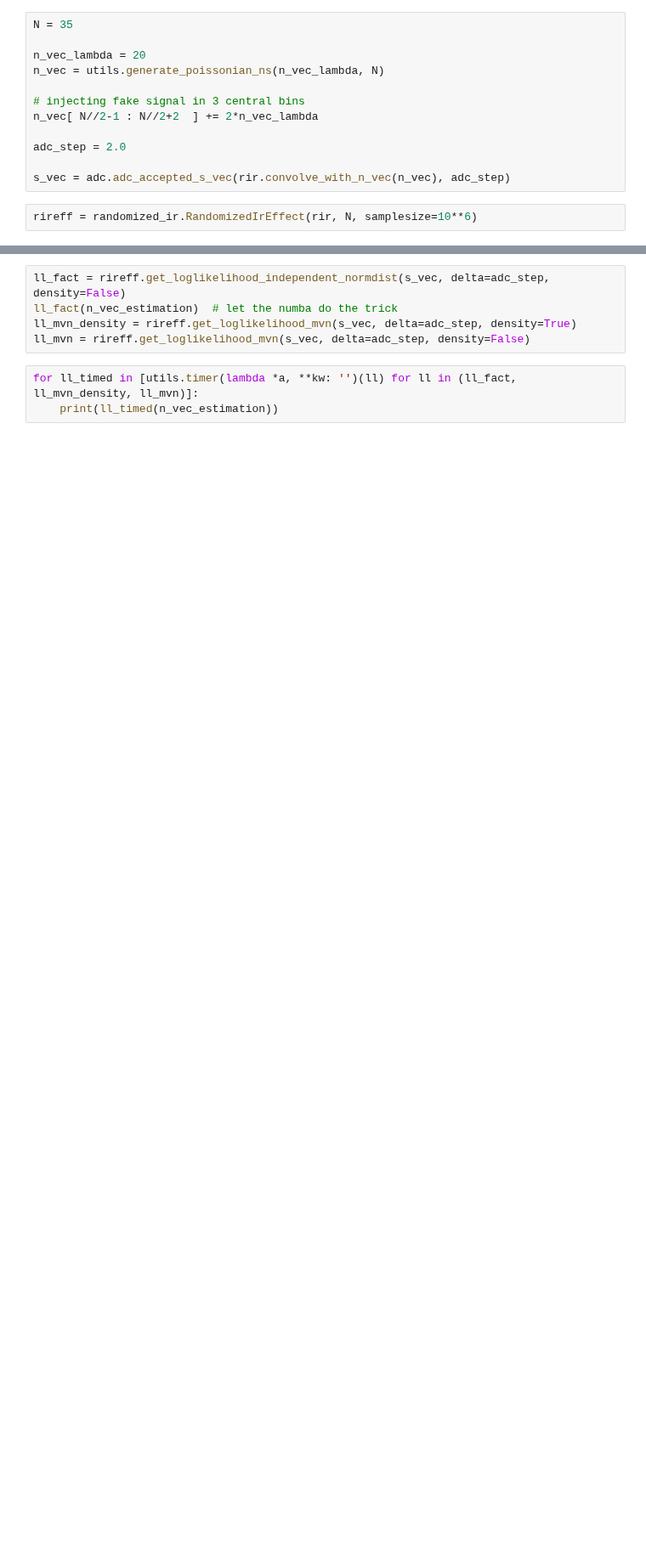
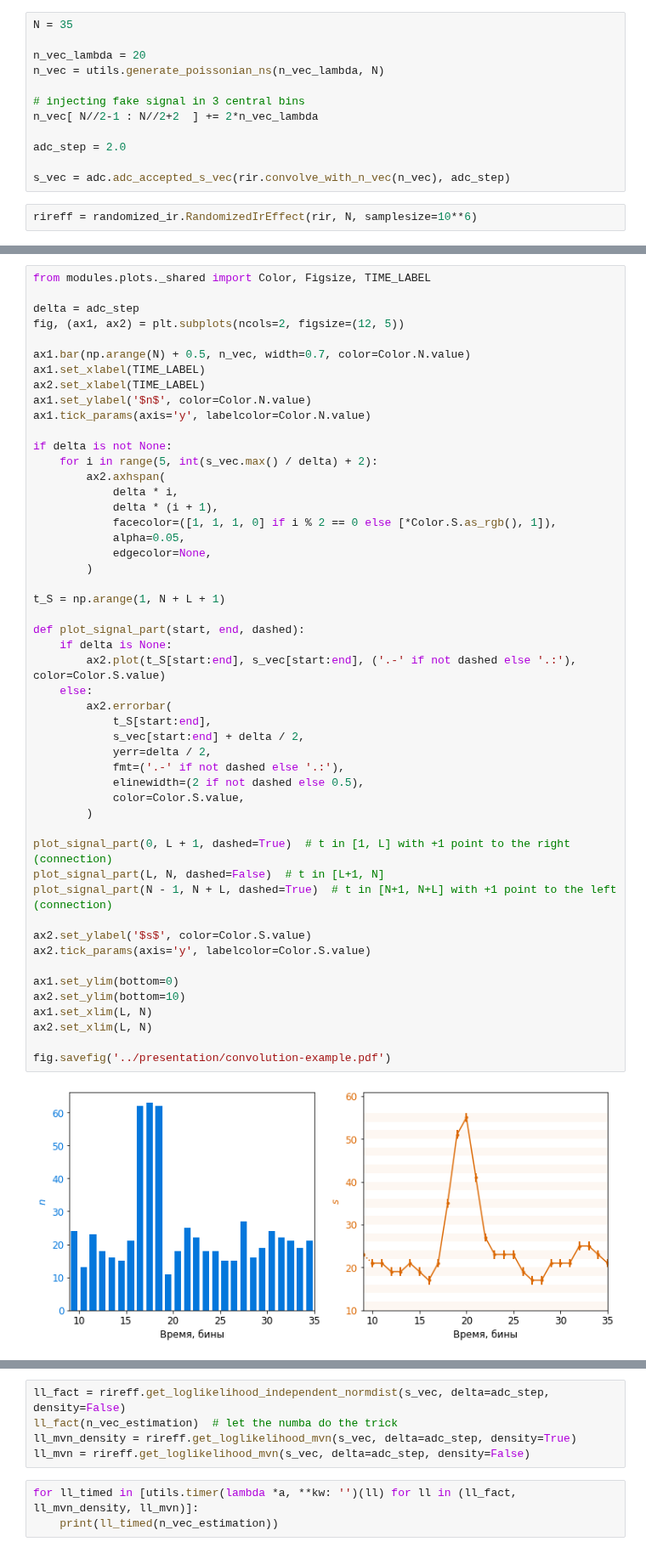
Before and after one commit to nj-vs-vh/master-thesis, a Jupyter notebook: notebooks/05_cascaded_mcmc.ipynb, the cells around one changed output, grey strips where cells are left out. Shown at 85% size. Cells and saved outputs as stored; diff of their text form; blank space fills up the shorter version.

```diff
--- a/notebooks/05_cascaded_mcmc.ipynb
+++ b/notebooks/05_cascaded_mcmc.ipynb
@@ -42,0 +45,52 @@ f, a = dec_plots.plot_mean_n_estimation(n_vec, n_vec_estimation, L)
+# %%
+from modules.plots._shared import Color, Figsize, TIME_LABEL
+
+delta = adc_step
+fig, (ax1, ax2) = plt.subplots(ncols=2, figsize=(12, 5))
+
+ax1.bar(np.arange(N) + 0.5, n_vec, width=0.7, color=Color.N.value)
+ax1.set_xlabel(TIME_LABEL)
+ax2.set_xlabel(TIME_LABEL)
+ax1.set_ylabel('$n$', color=Color.N.value)
+ax1.tick_params(axis='y', labelcolor=Color.N.value)
+
+if delta is not None:
+    for i in range(5, int(s_vec.max() / delta) + 2):
+        ax2.axhspan(
+            delta * i,
+            delta * (i + 1),
+            facecolor=([1, 1, 1, 0] if i % 2 == 0 else [*Color.S.as_rgb(), 1]),
+            alpha=0.05,
+            edgecolor=None,
+        )
+
+t_S = np.arange(1, N + L + 1)
+
+def plot_signal_part(start, end, dashed):
+    if delta is None:
+        ax2.plot(t_S[start:end], s_vec[start:end], ('.-' if not dashed else '.:'), color=Color.S.value)
+    else:
+        ax2.errorbar(
+            t_S[start:end],
+            s_vec[start:end] + delta / 2,
+            yerr=delta / 2,
+            fmt=('.-' if not dashed else '.:'),
+            elinewidth=(2 if not dashed else 0.5),
+            color=Color.S.value,
+        )
+
+plot_signal_part(0, L + 1, dashed=True)  # t in [1, L] with +1 point to the right (connection)
+plot_signal_part(L, N, dashed=False)  # t in [L+1, N]
+plot_signal_part(N - 1, N + L, dashed=True)  # t in [N+1, N+L] with +1 point to the left (connection)
+
+ax2.set_ylabel('$s$', color=Color.S.value)
+ax2.tick_params(axis='y', labelcolor=Color.S.value)
+
+ax1.set_ylim(bottom=0)
+ax2.set_ylim(bottom=10)
+ax1.set_xlim(L, N)
+ax2.set_xlim(L, N)
+
+fig.savefig('../presentation/convolution-example.pdf')
+# %% [output]
+[figure, added]
```
Also changed, not shown: parts of 15 cells of this notebook, 10 other files.
